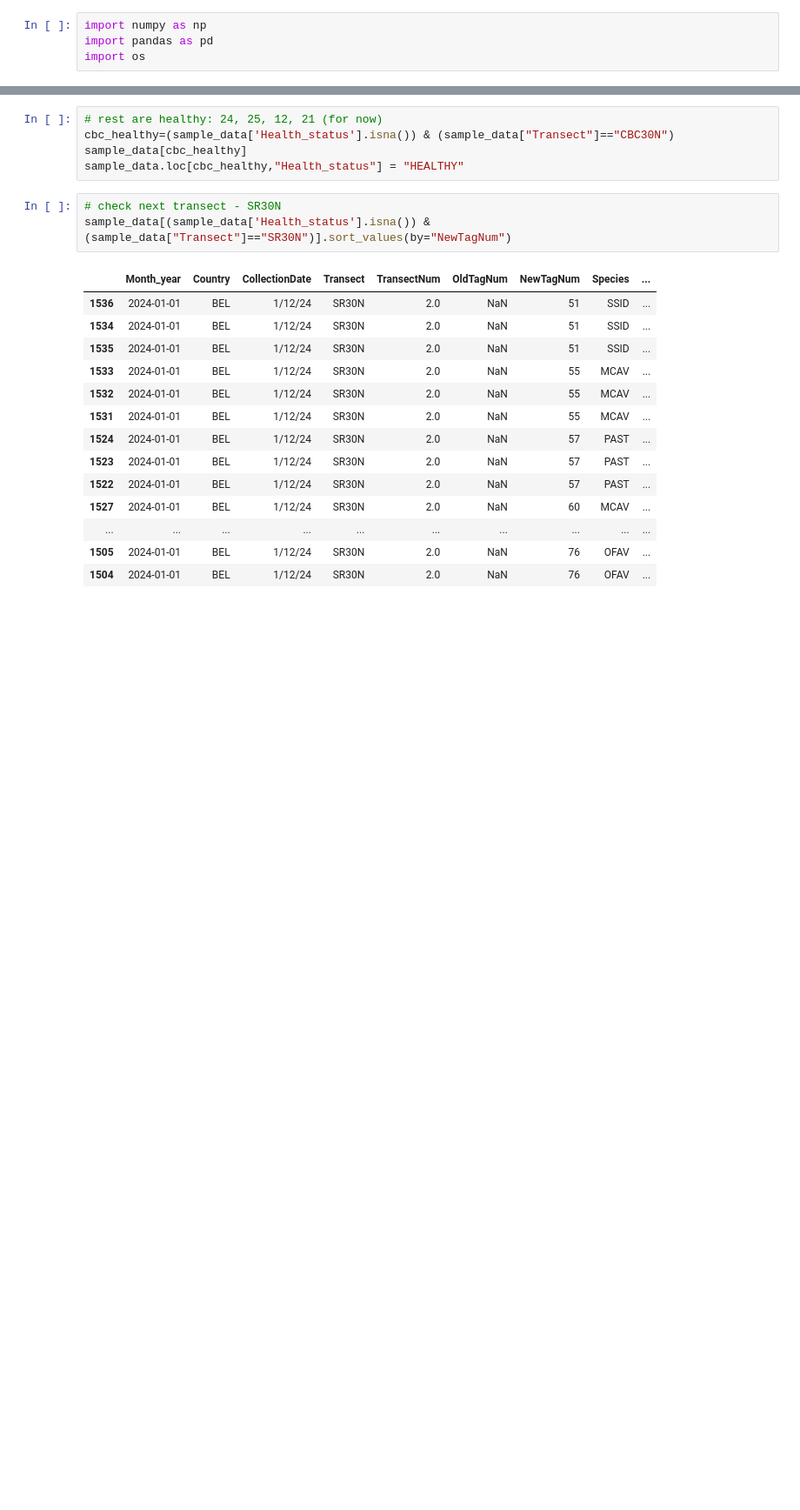
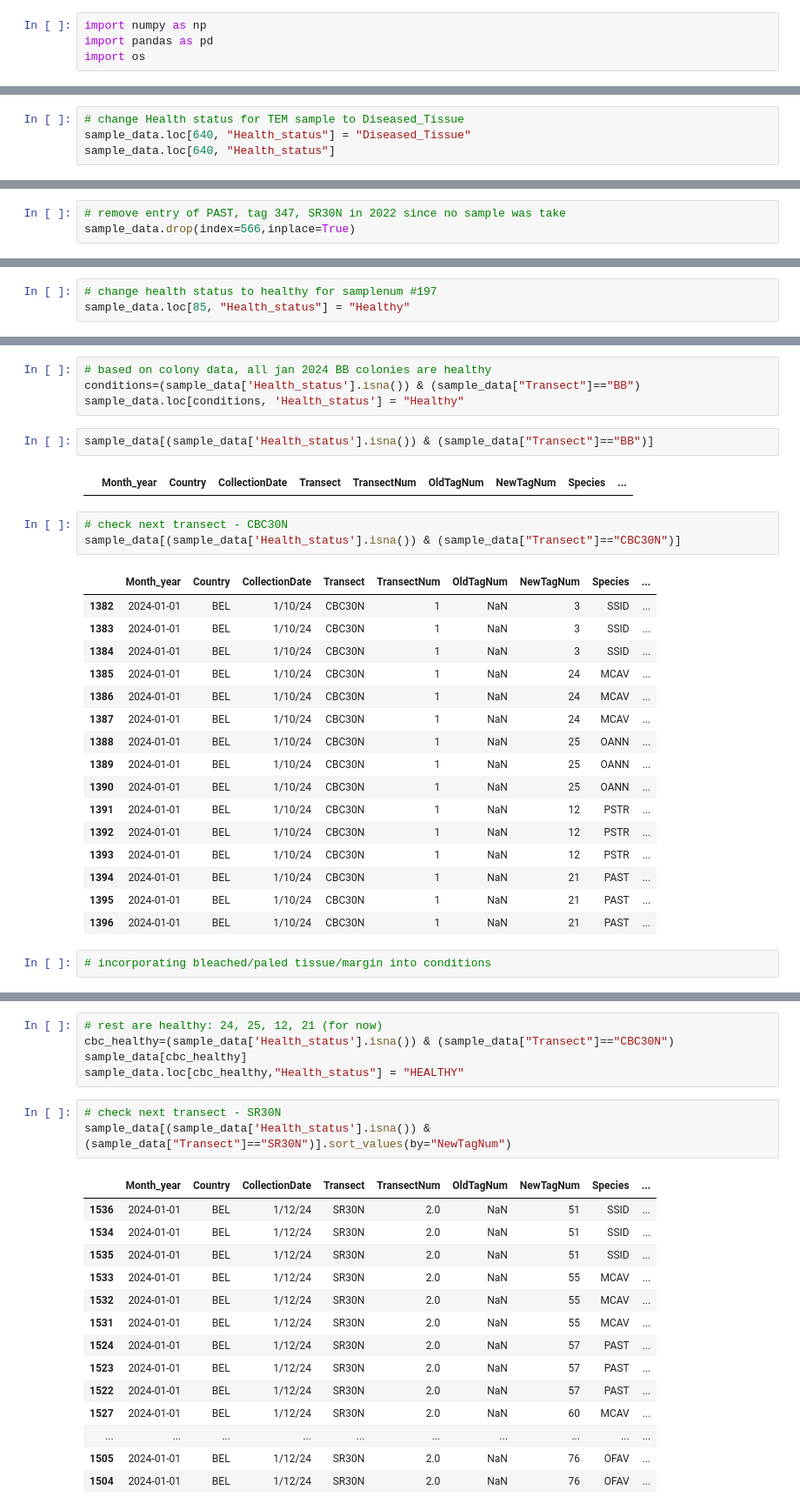
Before and after one commit to brookewicz/Code_notebook, a Jupyter notebook: QA_QC/SampleData/sample_fixes.ipynb, the cells around one changed output, grey strips where cells are left out. Shown at 87% size. Saved outputs shown, nothing was run; the diff lists cells and outputs as text; blank space fills up the shorter version.

```diff
--- a/QA_QC/SampleData/sample_fixes.ipynb
+++ b/QA_QC/SampleData/sample_fixes.ipynb
@@ -105,0 +286,4 @@ sample_data.loc[tag_3,"Health_status"] = "PALED_MARGIN"
+# %%
+# change Health status for TEM sample to Diseased_Tissue
+sample_data.loc[640, "Health_status"] = "Diseased_Tissue"
+sample_data.loc[640, "Health_status"]
@@ -105,0 +315,3 @@ sample_data.loc[tag_3,"Health_status"] = "PALED_MARGIN"
+# %%
+# remove entry of PAST, tag 347, SR30N in 2022 since no sample was take
+sample_data.drop(index=566,inplace=True)
@@ -105,0 +337,3 @@ sample_data.loc[tag_3,"Health_status"] = "PALED_MARGIN"
+# %%
+# change health status to healthy for samplenum #197
+sample_data.loc[85, "Health_status"] = "Healthy"
@@ -105,0 +365,30 @@ sample_data.loc[tag_3,"Health_status"] = "PALED_MARGIN"
+# %%
+# based on colony data, all jan 2024 BB colonies are healthy
+conditions=(sample_data['Health_status'].isna()) & (sample_data["Transect"]=="BB")
+sample_data.loc[conditions, 'Health_status'] = "Healthy"
+# %%
+sample_data[(sample_data['Health_status'].isna()) & (sample_data["Transect"]=="BB")]
+# %% [output]
+|  | Month_year | Country | CollectionDate | Transect | TransectNum | OldTagNum | NewTagNum | Species | ... |
+# %%
+# check next transect - CBC30N
+sample_data[(sample_data['Health_status'].isna()) & (sample_data["Transect"]=="CBC30N")]
+# %% [output]
+|  | Month_year | Country | CollectionDate | Transect | TransectNum | OldTagNum | NewTagNum | Species | ... |
+| 1382 | 2024-01-01 | BEL | 1/10/24 | CBC30N | 1 | NaN | 3 | SSID | ... |
+| 1383 | 2024-01-01 | BEL | 1/10/24 | CBC30N | 1 | NaN | 3 | SSID | ... |
+| 1384 | 2024-01-01 | BEL | 1/10/24 | CBC30N | 1 | NaN | 3 | SSID | ... |
+| 1385 | 2024-01-01 | BEL | 1/10/24 | CBC30N | 1 | NaN | 24 | MCAV | ... |
+| 1386 | 2024-01-01 | BEL | 1/10/24 | CBC30N | 1 | NaN | 24 | MCAV | ... |
+| 1387 | 2024-01-01 | BEL | 1/10/24 | CBC30N | 1 | NaN | 24 | MCAV | ... |
+| 1388 | 2024-01-01 | BEL | 1/10/24 | CBC30N | 1 | NaN | 25 | OANN | ... |
+| 1389 | 2024-01-01 | BEL | 1/10/24 | CBC30N | 1 | NaN | 25 | OANN | ... |
+| 1390 | 2024-01-01 | BEL | 1/10/24 | CBC30N | 1 | NaN | 25 | OANN | ... |
+| 1391 | 2024-01-01 | BEL | 1/10/24 | CBC30N | 1 | NaN | 12 | PSTR | ... |
+| 1392 | 2024-01-01 | BEL | 1/10/24 | CBC30N | 1 | NaN | 12 | PSTR | ... |
+| 1393 | 2024-01-01 | BEL | 1/10/24 | CBC30N | 1 | NaN | 12 | PSTR | ... |
+| 1394 | 2024-01-01 | BEL | 1/10/24 | CBC30N | 1 | NaN | 21 | PAST | ... |
+| 1395 | 2024-01-01 | BEL | 1/10/24 | CBC30N | 1 | NaN | 21 | PAST | ... |
+| 1396 | 2024-01-01 | BEL | 1/10/24 | CBC30N | 1 | NaN | 21 | PAST | ... |
+# %%
+# incorporating bleached/paled tissue/margin into conditions
```
Also changed, not shown: parts of 70 cells of this notebook.
